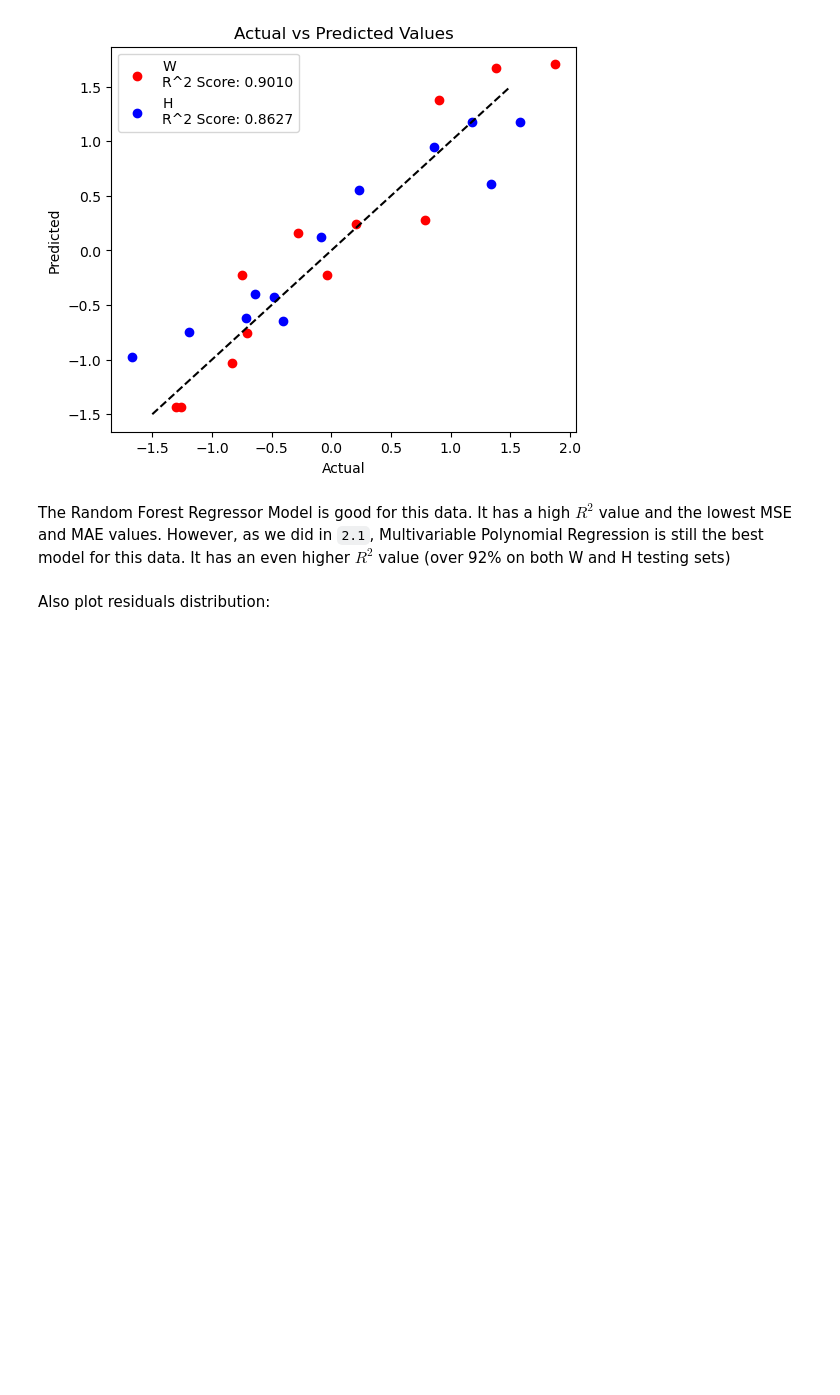
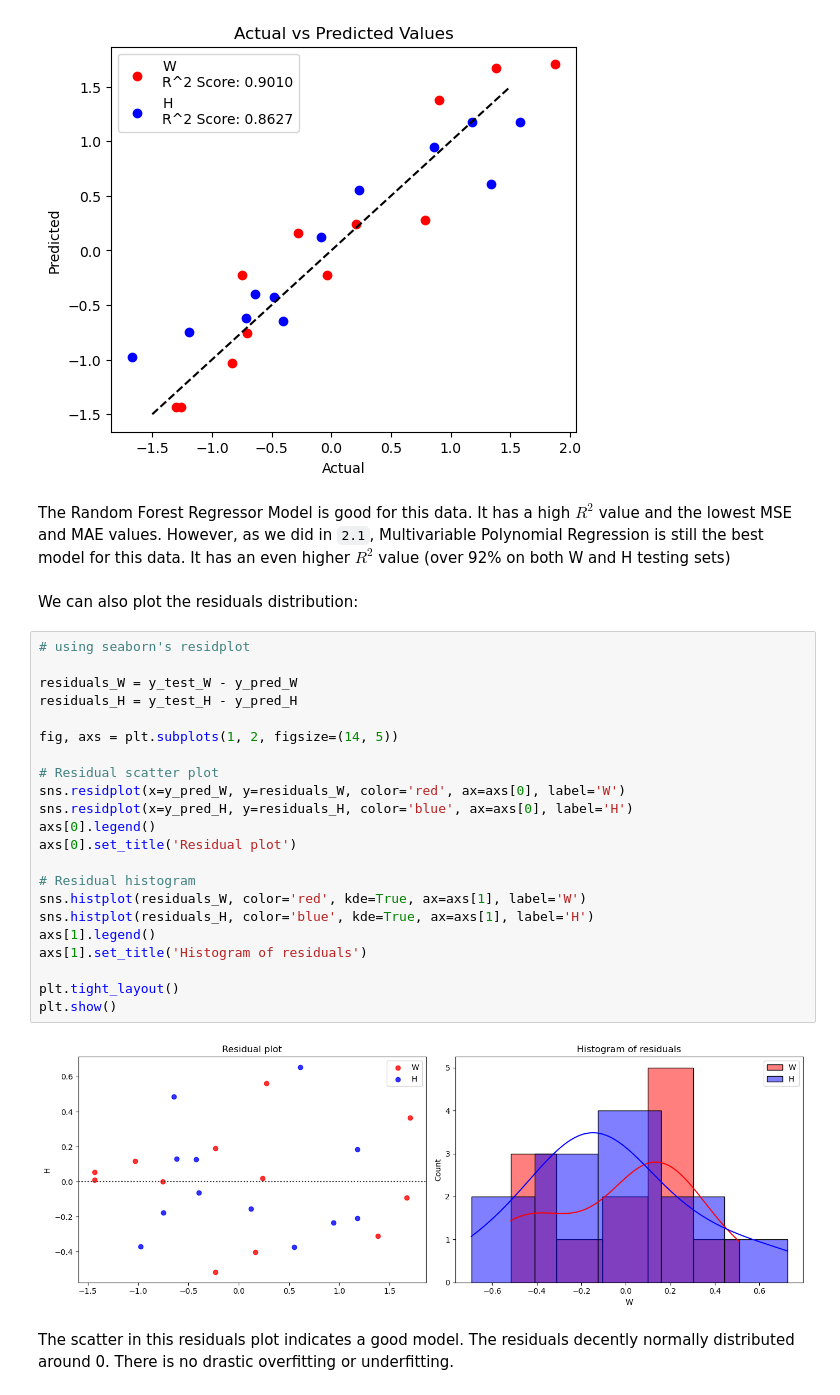
Before and after one commit to sokosaa/Machine-Learning-in-Mechanical-Engineering, a Jupyter notebook: HW3/HW3.ipynb, the cells around one changed output. Drawn from its saved outputs; the diff is of its cells as text; blank space fills up the shorter version.

Commit message:
hw3 residual plots done

```diff
--- a/HW3/HW3.ipynb
+++ b/HW3/HW3.ipynb
@@ -685,7 +688,33 @@ H R^2 Score          : 0.8627
 # %% [markdown]
 The Random Forest Regressor Model is good for this data. It has a high $R^2$ value and the lowest MSE and MAE values. However, as we did in `2.1`, Multivariable Polynomial Regression is still the best model for this data. It has an even higher $R^2$ value (over 92% on both W and H testing sets)
 # %% [markdown]
-Also plot residuals distribution:
+We can also plot the residuals distribution:
+# %%
+# using seaborn's residplot
+
+residuals_W = y_test_W - y_pred_W
+residuals_H = y_test_H - y_pred_H
+
+fig, axs = plt.subplots(1, 2, figsize=(14, 5))
+
+# Residual scatter plot
+sns.residplot(x=y_pred_W, y=residuals_W, color='red', ax=axs[0], label='W')
+sns.residplot(x=y_pred_H, y=residuals_H, color='blue', ax=axs[0], label='H')
+axs[0].legend()
+axs[0].set_title('Residual plot')
+
+# Residual histogram
+sns.histplot(residuals_W, color='red', kde=True, ax=axs[1], label='W')
+sns.histplot(residuals_H, color='blue', kde=True, ax=axs[1], label='H')
+axs[1].legend()
+axs[1].set_title('Histogram of residuals')
+
+plt.tight_layout()
+plt.show()
+# %% [output]
+[figure, added]
+# %% [markdown]
+The scatter in this residuals plot indicates a good model. The residuals decently normally distributed around 0. There is no drastic overfitting or underfitting.
 # %%
 end_time = time.time()
 print(f'Total runtime of this notebook is {(end_time-start_time)/60:0.2f} minutes.')
```
Also changed, not shown: parts of 3 cells of this notebook.
